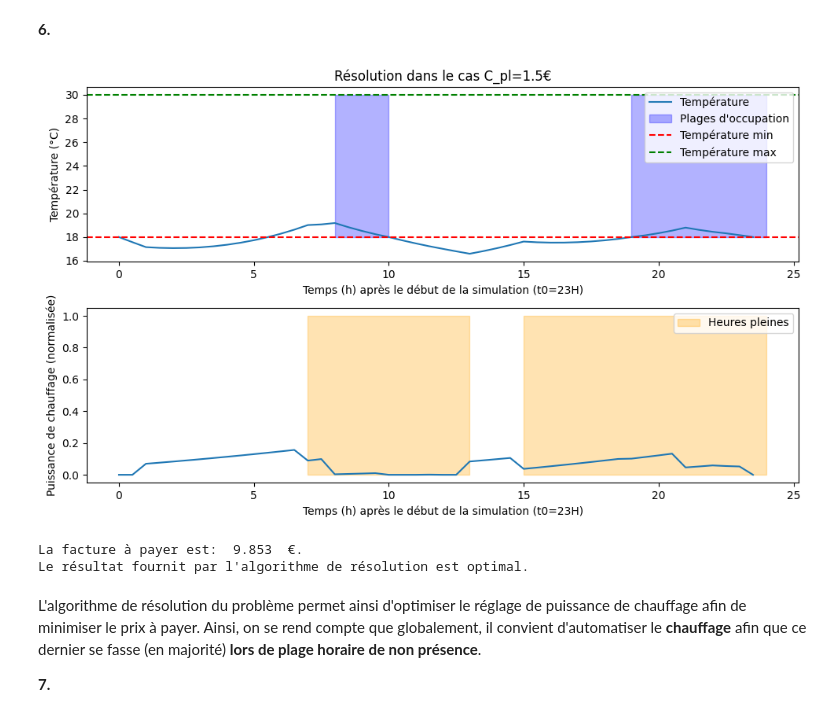
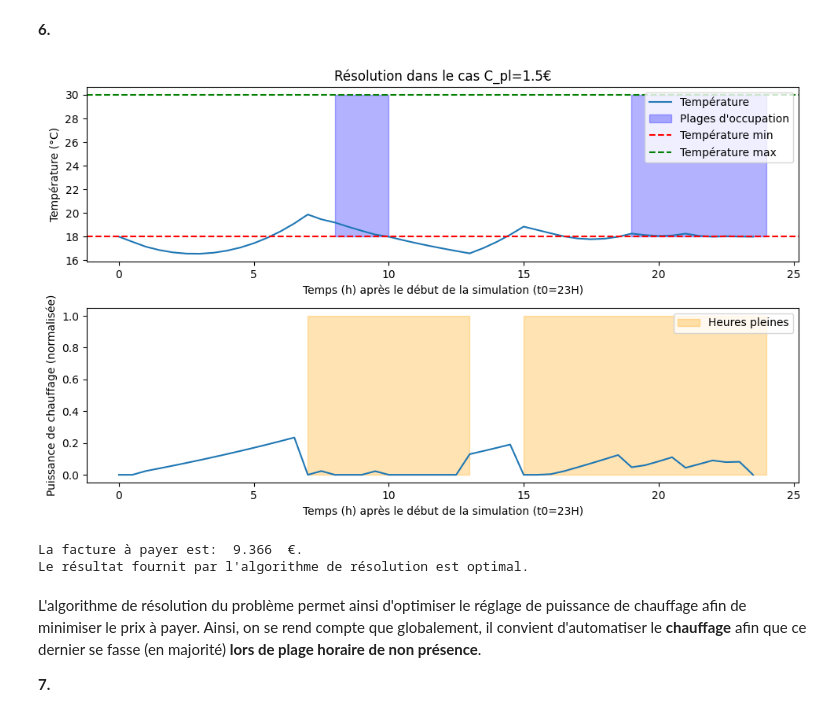
Before and after one commit to TomSchippke/PROJETS_S2, a Jupyter notebook: Mini_Projet_Optim_LAGARDE_SCHIPPKE.ipynb, the cells around one changed output. Saved outputs shown, nothing was run; the diff lists cells and outputs as text; code cells hidden in the pictures.

```diff
--- a/Mini_Projet_Optim_LAGARDE_SCHIPPKE.ipynb
+++ b/Mini_Projet_Optim_LAGARDE_SCHIPPKE.ipynb
@@ -88,37 +88,32 @@ Te=outside_temp(np.array([i/2 for i in range (48)]))
 
 # Contraintes
 def contraintes_ineq(X):
-    T = X[:N]
-    P = X[N:]
+    #T = X[:N]
+    #P = X[N:]
     contraintes = []
     for i in range(N):
         if 7+(24-t_0) <= i/2 % 24 <= 9+(24-t_0) or 18+(24-t_0) <= i/2 % 24 <= 23+(24-t_0):
             # Contraintes de température pendant les heures d'occupation
-            contraintes.append(T[i]-Tm)
-            contraintes.append(TM-T[i] )
+            contraintes.append(X[i]-Tm)
+            contraintes.append(TM-X[i] )
 
         # Contraintes de puissance de chauffage
-        contraintes.append(P[i])
-        contraintes.append(PM-P[i])
+        contraintes.append(X[N+i])
+        contraintes.append(PM-X[N+i])
 
     return np.array(contraintes)
 
 
 
 def contraintes_eq(X):
-    T = X[:N]
-    P = X[N:]
-    contraintes = [T[0]-Tin, P[N-1]]
+    contraintes = [X[0]-Tin, X[2*N-1]]
     for i in range(N-1):
-        contraintes.append(np.exp(-(k+h)*dt)*T[i]+((1-np.exp(-(k+h)*dt))/(k+h))*(b*P[i]+h*Te[i])-T[i+1])
+        contraintes.append(np.exp(-(k+h)*dt)*X[i]+((1-np.exp(-(k+h)*dt))/(k+h))*(b*X[N+i]+h*Te[i])-X[i+1])
     return np.array(contraintes)
 
 # Fonction objectif à minimiser
 def cost(X):
-    Power = X[N:]
-    return dt*np.sum(np.array(Power)*C)*1e-3
-
-
+    return dt*np.sum(np.array(X[N:])*C)*1e-3
 
 def resolution (cpl=1.50):
     global C
@@ -132,17 +127,21 @@ def resolution (cpl=1.50):
             C.append(cpl)
     C=np.array(C)
 
-
     # Initialisation des variables
     X0 = np.zeros(2 * N)
-    X0[:N] = (TM+Tm)/2  # Température initiale
+    X0[:N]=(Tm+TM)/2
+    #X0[N:] =PM/10  # Puissances initiales
     #X0[0]=Tm
+    #X0[2*N-1]=0
+    #for i in range(N-1):
+   #    X0[i+1]=np.exp(-(k+h)*dt)*X0[i]+((1-np.exp(-(k+h)*dt))/(k+h))*(b*X0[N+i]+h*Te[i])
+    #print(X0)
 
     # Définition des contraintes et de la fonction objectif pour minimize
-    contraintes_dict = ({'type': 'eq', 'fun': contraintes_eq},{'type': 'ineq', 'fun': contraintes_ineq})
+    contraintes_dict = ({'type': 'ineq', 'fun': contraintes_ineq},{'type': 'eq', 'fun': contraintes_eq})
 
     # Résolution avec minimize
-    resultat_minimize = minimize(cost, X0, constraints=contraintes_dict, options={'disp': False,'maxiter': 300})
+    resultat_minimize = minimize(cost, X0,constraints=contraintes_dict, options={'disp': False,'maxiter': 500})
 
     # Récupération des résultats
     T_resultat = resultat_minimize.x[:N]
@@ -159,35 +158,37 @@ def resolution (cpl=1.50):
     plt.fill_between([7+(24-t_0),9+(24-t_0)], Tm, TM, alpha=0.3, color='blue', label='Plages d\'occupation')
     plt.fill_between([18+(24-t_0),23+(24-t_0)], Tm, TM, alpha=0.3, color='blue')
     plt.axhline(y=Tm, color='r', linestyle='--', label='Température min')
     plt.axhline(y=TM, color='g', linestyle='--', label='Température max')
     plt.xlabel('Temps (h) après le début de la simulation (t0=23H)')
     plt.ylabel('Température (°C)')
     plt.legend(loc='upper right')
 
     plt.subplot(2, 1, 2)
     plt.plot(temps, Pow_resultat / PM)
     plt.xlabel('Temps (h) après le début de la simulation (t0=23H)')
     plt.ylabel('Puissance de chauffage (normalisée)')
     plt.fill_between([6+(24-t_0),12+(24-t_0)], 0, 1, alpha=0.3, color='orange', label='Heures pleines')
     plt.fill_between([14+(24-t_0),23+(24-t_0)], 0, 1, alpha=0.3, color='orange')
     plt.legend(loc='upper right')
 
     plt.tight_layout()
     plt.show()
+
     print('La facture à payer est: ', round(cost(resultat_minimize.x), 3),' €.')
+
     if  resultat_minimize.success == True:
         print('Le résultat fournit par l\'algorithme de résolution est optimal.')
     else:
         if resultat_minimize.message == 'Iteration limit reached':
             print('Le résultat fournit par l\'algorithme de résolution n\'est pas optimal car le nombre d\'itération mamimum a été atteint.')
         else:
             print('Le résultat fournit par l\'algorithme de résolution n\'est pas optimal car: ', resultat_minimize.message)
     return
 
 resolution()
 # %% [output]
-[figure, old version]
+[figure, new version]
-La facture à payer est:  9.853  €.
+La facture à payer est:  9.366  €.
 Le résultat fournit par l'algorithme de résolution est optimal.
 # %% [markdown]
 L'algorithme de résolution du problème permet ainsi d'optimiser le réglage de puissance de chauffage afin de minimiser le prix à payer. Ainsi, on se rend compte que globalement, il convient d'automatiser le **chauffage** afin que ce dernier se fasse (en majorité) **lors de plage horaire de non présence**.
```
Also changed, not shown: parts of 1 cell of this notebook.
